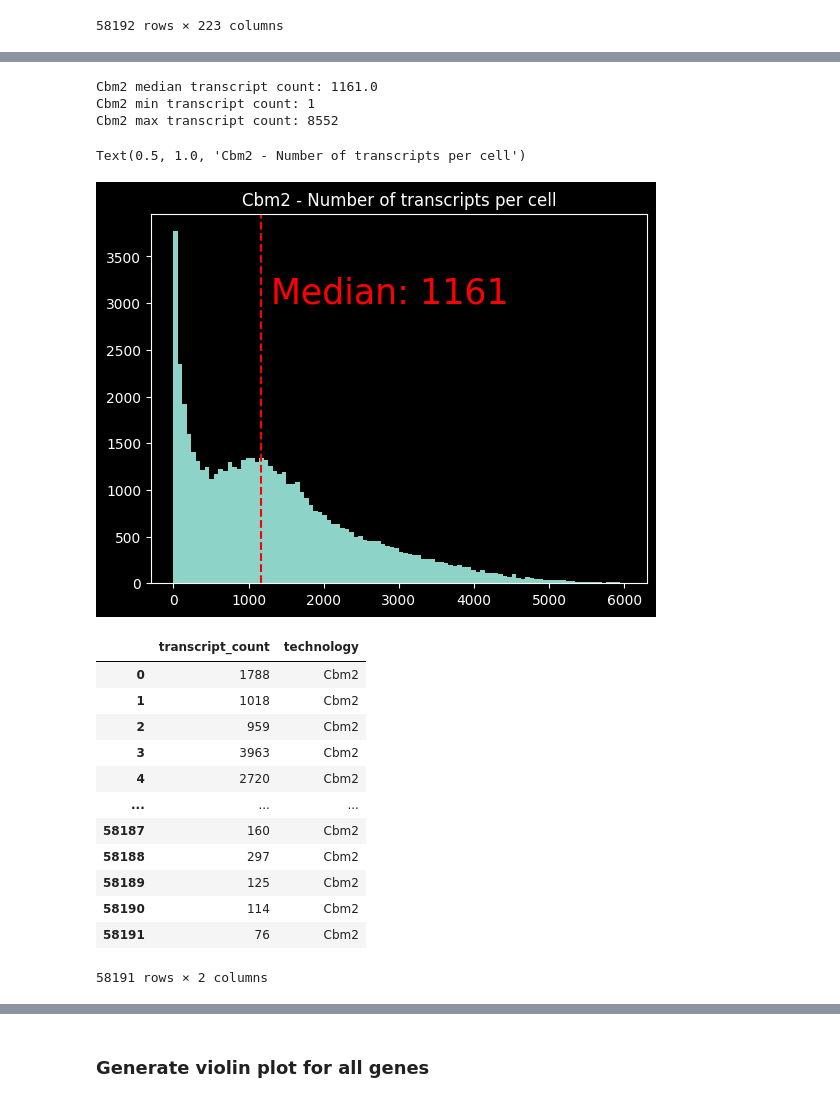
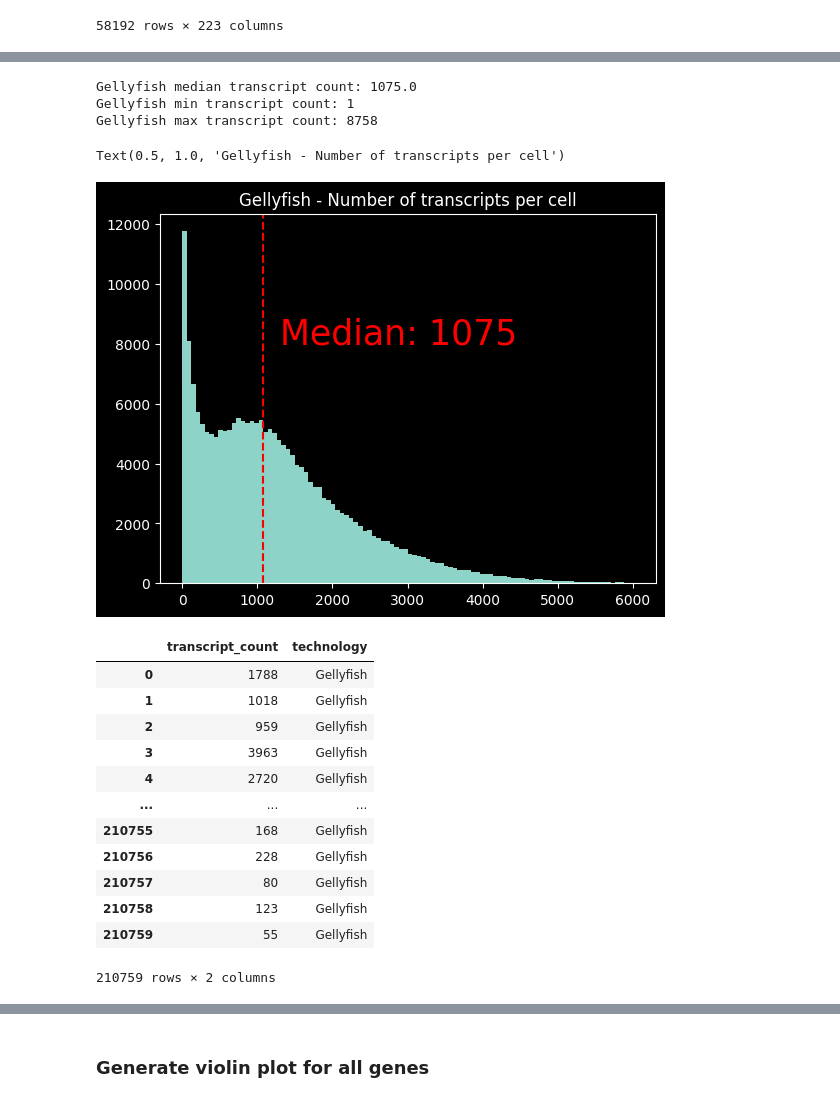
Before and after one commit to krisalejo/scRNA-seq-tech-comparisons, a Jupyter notebook: Transcripts per cell - revised.ipynb, the cells around one changed output, grey strips where cells are left out. Cells and saved outputs as stored; diff of their text form; code cells hidden in the pictures.

```diff
--- a/Transcripts per cell - revised.ipynb
+++ b/Transcripts per cell - revised.ipynb
@@ -391,3 +260,6 @@ cbm2_cell_df
 | 58190 | 0 | 1 | 0 | 7 | 0 | 0 | 0 | 0 | 0 | 0 | ... |
 | 58191 | 0 | 0 | 0 | 0 | 2 | 0 | 0 | 2 | 0 | 0 | ... |
 58192 rows × 223 columns
+# %%
+cbm5_scdata = sc.read_h5ad(r"D:\SMI-0214_DonCleveland_UCSD\SMI-0214_DonCleveland_UCSD\CBM5_new_PTB.h5ad")
+cbm5_scdata
@@ -393,0 +275,3 @@ cbm2_cell_df
+# %%
+cbm5_cell_df = pd.DataFrame(cbm5_scdata.layers['Raw counts'], columns = cbm5_scdata.var.index)
+cbm5_cell_df
@@ -393,0 +292,3 @@ cbm2_cell_df
+# %%
+gellyfish_cell_df = pd.concat([cbm2_cell_df, cbm5_cell_df], ignore_index = True)
+gellyfish_cell_df
@@ -394,5 +309,5 @@ cbm2_cell_df
 # %%
-cbm2_transcript_counts = cbm2_cell_df.sum(axis=1)
-cbm2_transcript_counts_revised = cbm2_transcript_counts[cbm2_transcript_counts != 0]
-cbm2_transcript_counts_revised
+gellyfish_transcript_counts = gellyfish_cell_df.sum(axis=1)
+gellyfish_transcript_counts_revised = gellyfish_transcript_counts[gellyfish_transcript_counts != 0]
+gellyfish_transcript_counts_revised
 # %% [output]
@@ -411,20 +326,20 @@ Length: 58191, dtype: int64
 # %%
-print(f'Cbm2 median transcript count: {cbm2_transcript_counts_revised.median()}')
-print(f'Cbm2 min transcript count: {cbm2_transcript_counts_revised.min()}')
-print(f'Cbm2 max transcript count: {cbm2_transcript_counts_revised.max()}')
+print(f'Gellyfish median transcript count: {gellyfish_transcript_counts_revised.median()}')
+print(f'Gellyfish min transcript count: {gellyfish_transcript_counts_revised.min()}')
+print(f'Gellyfish max transcript count: {gellyfish_transcript_counts_revised.max()}')
 # %% [output]
-Cbm2 median transcript count: 1161.0
-Cbm2 min transcript count: 1
-Cbm2 max transcript count: 8552
+Gellyfish median transcript count: 1075.0
+Gellyfish min transcript count: 1
+Gellyfish max transcript count: 8758
 # %%
-plt.hist(cbm2_transcript_counts_revised, bins = 100, range = (0,6000))
-plt.axvline(cbm2_transcript_counts_revised.median(), color = 'red', linestyle = 'dashed', label = 'Mean')
-plt.text(1300, 3000, f'Median: {int(cbm2_transcript_counts_revised.median())}', color = 'red', fontsize = 25)
+plt.hist(gellyfish_transcript_counts_revised, bins = 100, range = (0,6000))
+plt.axvline(gellyfish_transcript_counts_revised.median(), color = 'red', linestyle = 'dashed', label = 'Mean')
+plt.text(1300, 8000, f'Median: {int(gellyfish_transcript_counts_revised.median())}', color = 'red', fontsize = 25)
 #plt.axvline(cbm2_transcript_counts.mean() - cbm2_transcript_counts.std(), color = 'green', linestyle = 'dashed', label = '-1 SD')
 #plt.text(2570, 3500, f'SD: {int(cbm2_transcript_counts.std())}', color = 'green', fontsize = 15)
 #plt.axvline(cbm2_transcript_counts.mean() + cbm2_transcript_counts.std(), color = 'green', linestyle = 'dashed', label = '+1 SD')
-plt.title('Cbm2 - Number of transcripts per cell')
+plt.title('Gellyfish - Number of transcripts per cell')
 # %% [output]
-Text(0.5, 1.0, 'Cbm2 - Number of transcripts per cell')
+Text(0.5, 1.0, 'Gellyfish - Number of transcripts per cell')
-[figure, old version]
+[figure, new version]
 # %%
@@ -432,19 +347,19 @@ cbm2_violin_plot_df = pd.DataFrame()
 # %%
-cbm2_violin_plot_df['transcript_count'] = cbm2_transcript_counts_revised
-cbm2_violin_plot_df['technology'] = 'Cbm2'
-cbm2_violin_plot_df
+gellyfish_violin_plot_df['transcript_count'] = gellyfish_transcript_counts_revised
+gellyfish_violin_plot_df['technology'] = 'Gellyfish'
+gellyfish_violin_plot_df
 # %% [output]
 |  | transcript_count | technology |
-| 0 | 1788 | Cbm2 |
-| 1 | 1018 | Cbm2 |
-| 2 | 959 | Cbm2 |
-| 3 | 3963 | Cbm2 |
-| 4 | 2720 | Cbm2 |
+| 0 | 1788 | Gellyfish |
+| 1 | 1018 | Gellyfish |
+| 2 | 959 | Gellyfish |
+| 3 | 3963 | Gellyfish |
+| 4 | 2720 | Gellyfish |
 | ... | ... | ... |
-| 58187 | 160 | Cbm2 |
-| 58188 | 297 | Cbm2 |
-| 58189 | 125 | Cbm2 |
-| 58190 | 114 | Cbm2 |
-| 58191 | 76 | Cbm2 |
+| 210755 | 168 | Gellyfish |
+| 210756 | 228 | Gellyfish |
+| 210757 | 80 | Gellyfish |
+| 210758 | 123 | Gellyfish |
+| 210759 | 55 | Gellyfish |
-58191 rows × 2 columns
+210759 rows × 2 columns
 # %%
```
Also changed, not shown: parts of 72 cells of this notebook, 1 other file.
